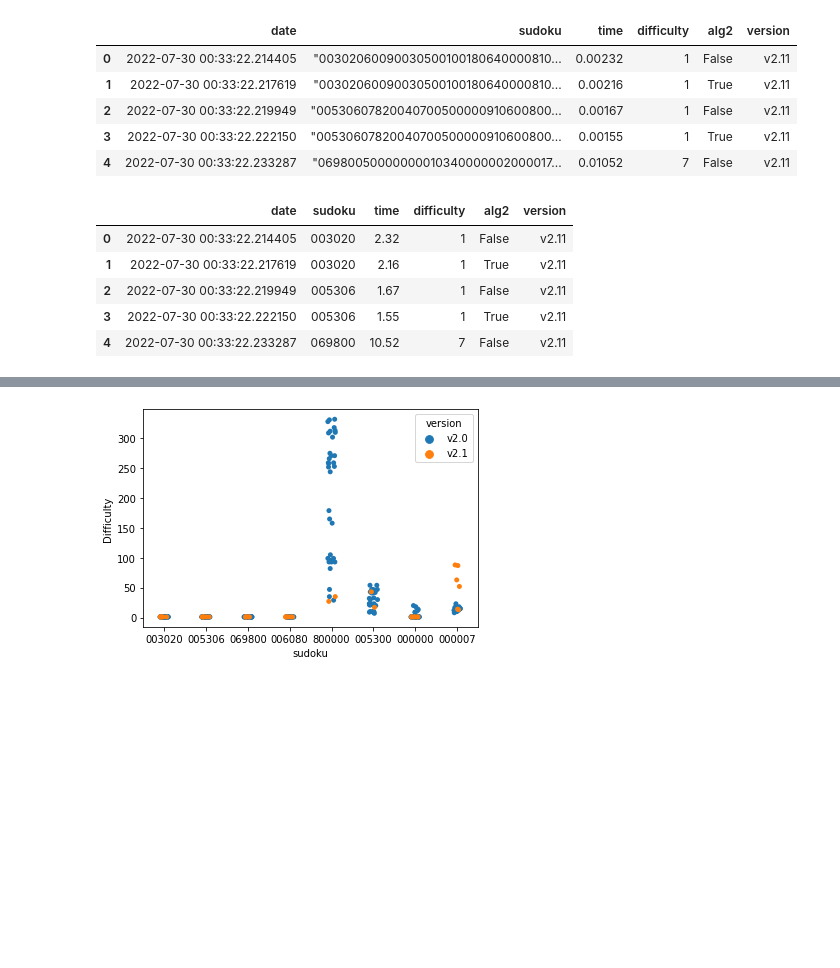
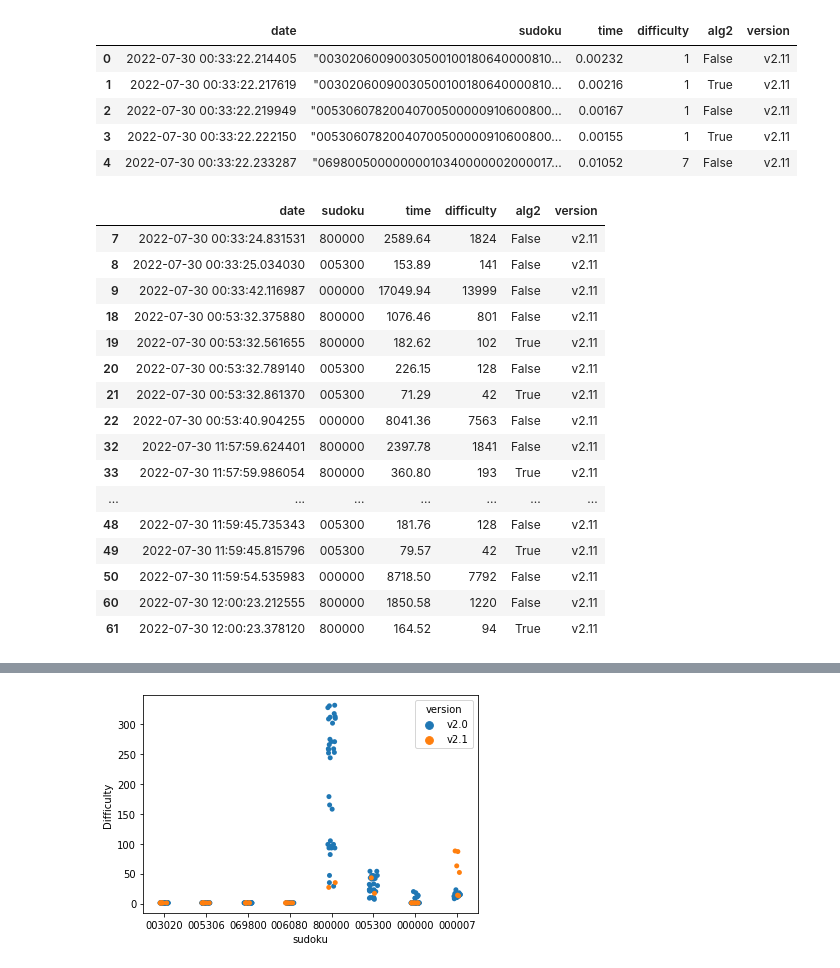
Before and after one commit to nibuman/sudoku_solver, a Jupyter notebook: Visualise_Sudoku_Scores.ipynb, the cells around one changed output, grey strips where cells are left out. Drawn from its saved outputs; the diff is of its cells as text; code cells hidden in the pictures; blank space fills up the shorter version.

```diff
--- a/Visualise_Sudoku_Scores.ipynb
+++ b/Visualise_Sudoku_Scores.ipynb
@@ -18,16 +18,27 @@ df.head()
 # %%
 df_tw = (df
          .assign(sudoku=lambda df_: df_.sudoku.apply(lambda x: x[1:7]),
                  time=df.time * 1000,
                  date=pd.to_datetime(df.date)
             )
         )
-df_tw.head()
+df_tw[df_tw.difficulty > 10].head(20)
 # %% [output]
 |  | date | sudoku | time | difficulty | alg2 | version |
-| 0 | 2022-07-30 00:33:22.214405 | 003020 | 2.32 | 1 | False | v2.11 |
-| 1 | 2022-07-30 00:33:22.217619 | 003020 | 2.16 | 1 | True | v2.11 |
-| 2 | 2022-07-30 00:33:22.219949 | 005306 | 1.67 | 1 | False | v2.11 |
-| 3 | 2022-07-30 00:33:22.222150 | 005306 | 1.55 | 1 | True | v2.11 |
-| 4 | 2022-07-30 00:33:22.233287 | 069800 | 10.52 | 7 | False | v2.11 |
+| 7 | 2022-07-30 00:33:24.831531 | 800000 | 2589.64 | 1824 | False | v2.11 |
+| 8 | 2022-07-30 00:33:25.034030 | 005300 | 153.89 | 141 | False | v2.11 |
+| 9 | 2022-07-30 00:33:42.116987 | 000000 | 17049.94 | 13999 | False | v2.11 |
+| 18 | 2022-07-30 00:53:32.375880 | 800000 | 1076.46 | 801 | False | v2.11 |
+| 19 | 2022-07-30 00:53:32.561655 | 800000 | 182.62 | 102 | True | v2.11 |
+| 20 | 2022-07-30 00:53:32.789140 | 005300 | 226.15 | 128 | False | v2.11 |
+| 21 | 2022-07-30 00:53:32.861370 | 005300 | 71.29 | 42 | True | v2.11 |
+| 22 | 2022-07-30 00:53:40.904255 | 000000 | 8041.36 | 7563 | False | v2.11 |
+| 32 | 2022-07-30 11:57:59.624401 | 800000 | 2397.78 | 1841 | False | v2.11 |
+| 33 | 2022-07-30 11:57:59.986054 | 800000 | 360.80 | 193 | True | v2.11 |
+| ... | ... | ... | ... | ... | ... | ... |
+| 48 | 2022-07-30 11:59:45.735343 | 005300 | 181.76 | 128 | False | v2.11 |
+| 49 | 2022-07-30 11:59:45.815796 | 005300 | 79.57 | 42 | True | v2.11 |
+| 50 | 2022-07-30 11:59:54.535983 | 000000 | 8718.50 | 7792 | False | v2.11 |
+| 60 | 2022-07-30 12:00:23.212555 | 800000 | 1850.58 | 1220 | False | v2.11 |
+| 61 | 2022-07-30 12:00:23.378120 | 800000 | 164.52 | 94 | True | v2.11 |
 # %%
```
Also changed, not shown: parts of 3 cells of this notebook, 1 other file.
